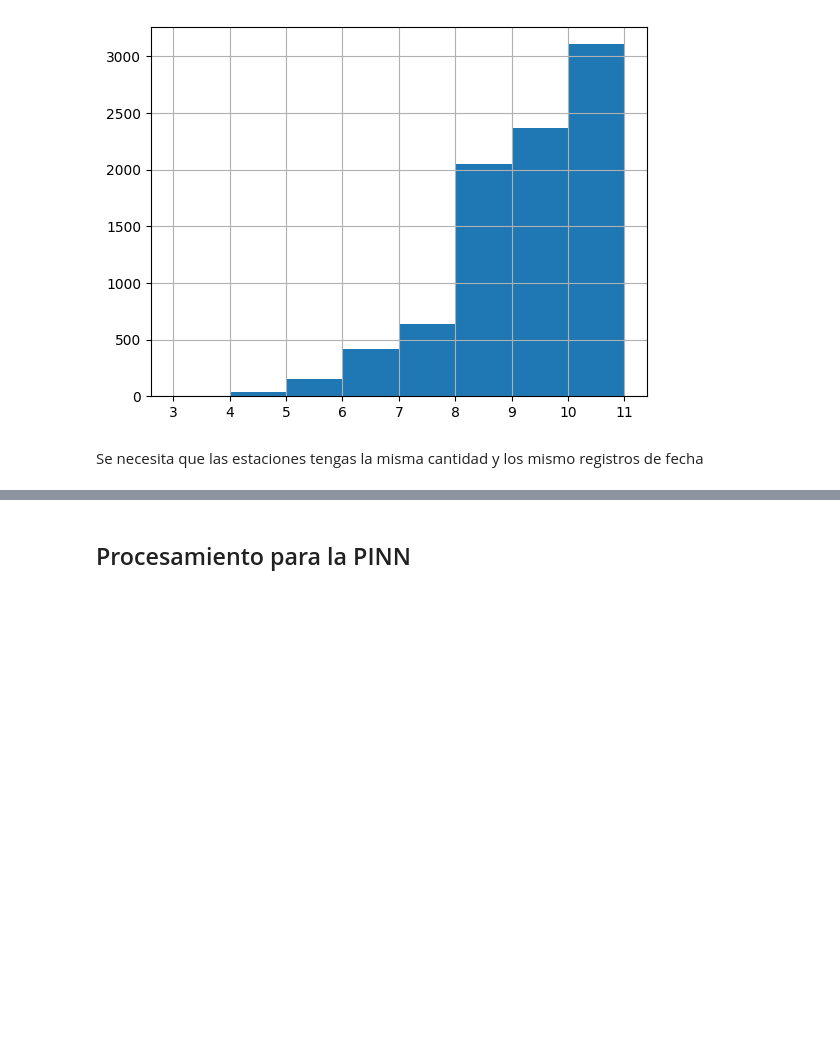
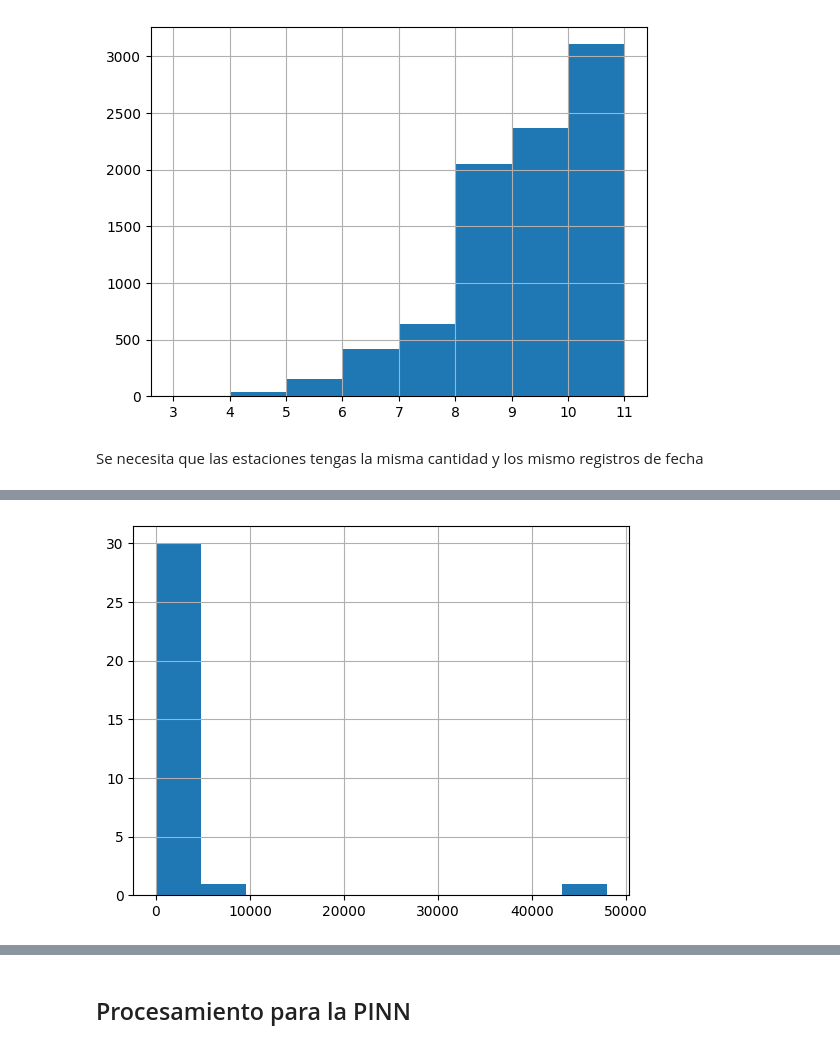
Before and after one commit to sagomeza1/TG, a Jupyter notebook: notebook/preprocesamiento_para_rn.ipynb, the cells around one changed output, grey strips where cells are left out. Drawn from its saved outputs; the diff is of its cells as text; code cells hidden in the pictures; blank space fills up the shorter version.

```diff
--- a/notebook/preprocesamiento_para_rn.ipynb
+++ b/notebook/preprocesamiento_para_rn.ipynb
@@ -218 +325,7 @@ Se necesita que las estaciones tengas la misma cantidad y los mismo registros de
+# %%
+plt.hist(conteo)
+plt.grid()
+plt.show()
+# %% [output]
+[figure, added]
 # %%
```
Also changed, not shown: parts of 33 cells of this notebook.
